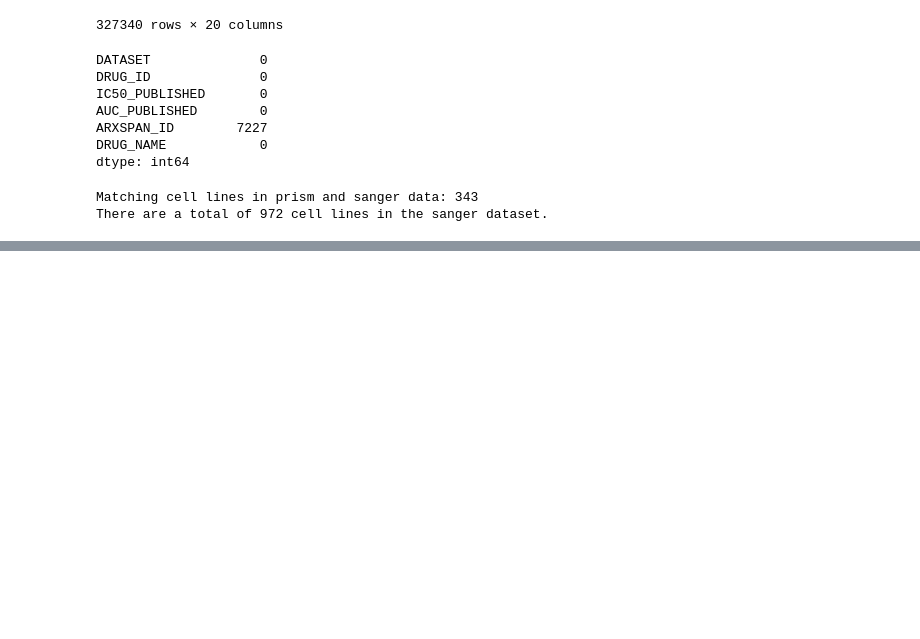
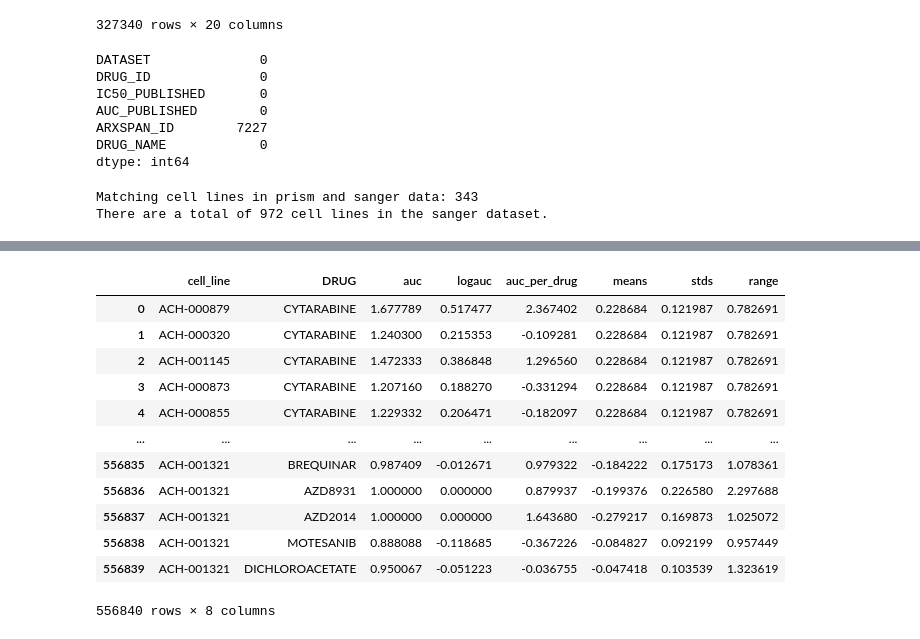
Before and after one commit to PhGK/NeurixAI, a Jupyter notebook: notebooks/preprocessing/sanger_integration.ipynb, the cells around one changed output, grey strips where cells are left out. Cells and saved outputs as stored; diff of their text form; code cells hidden in the pictures; blank space fills up the shorter version.

```diff
--- a/notebooks/preprocessing/sanger_integration.ipynb
+++ b/notebooks/preprocessing/sanger_integration.ipynb
@@ -88,3 +110,17 @@ sanger_dataset
 # %%
 # Find matches between gene Databank and cell line
-data_prism
+data_prism.targets
+# %% [output]
+|  | cell_line | DRUG | auc | logauc | auc_per_drug | means | stds | range |
+| 0 | ACH-000879 | CYTARABINE | 1.677789 | 0.517477 | 2.367402 | 0.228684 | 0.121987 | 0.782691 |
+| 1 | ACH-000320 | CYTARABINE | 1.240300 | 0.215353 | -0.109281 | 0.228684 | 0.121987 | 0.782691 |
+| 2 | ACH-001145 | CYTARABINE | 1.472333 | 0.386848 | 1.296560 | 0.228684 | 0.121987 | 0.782691 |
+| 3 | ACH-000873 | CYTARABINE | 1.207160 | 0.188270 | -0.331294 | 0.228684 | 0.121987 | 0.782691 |
+| 4 | ACH-000855 | CYTARABINE | 1.229332 | 0.206471 | -0.182097 | 0.228684 | 0.121987 | 0.782691 |
+| ... | ... | ... | ... | ... | ... | ... | ... | ... |
+| 556835 | ACH-001321 | BREQUINAR | 0.987409 | -0.012671 | 0.979322 | -0.184222 | 0.175173 | 1.078361 |
+| 556836 | ACH-001321 | AZD8931 | 1.000000 | 0.000000 | 0.879937 | -0.199376 | 0.226580 | 2.297688 |
+| 556837 | ACH-001321 | AZD2014 | 1.000000 | 0.000000 | 1.643680 | -0.279217 | 0.169873 | 1.025072 |
+| 556838 | ACH-001321 | MOTESANIB | 0.888088 | -0.118685 | -0.367226 | -0.084827 | 0.092199 | 0.957449 |
+| 556839 | ACH-001321 | DICHLOROACETATE | 0.950067 | -0.051223 | -0.036755 | -0.047418 | 0.103539 | 1.323619 |
+556840 rows × 8 columns
```
Also changed, not shown: parts of 6 cells of this notebook.
